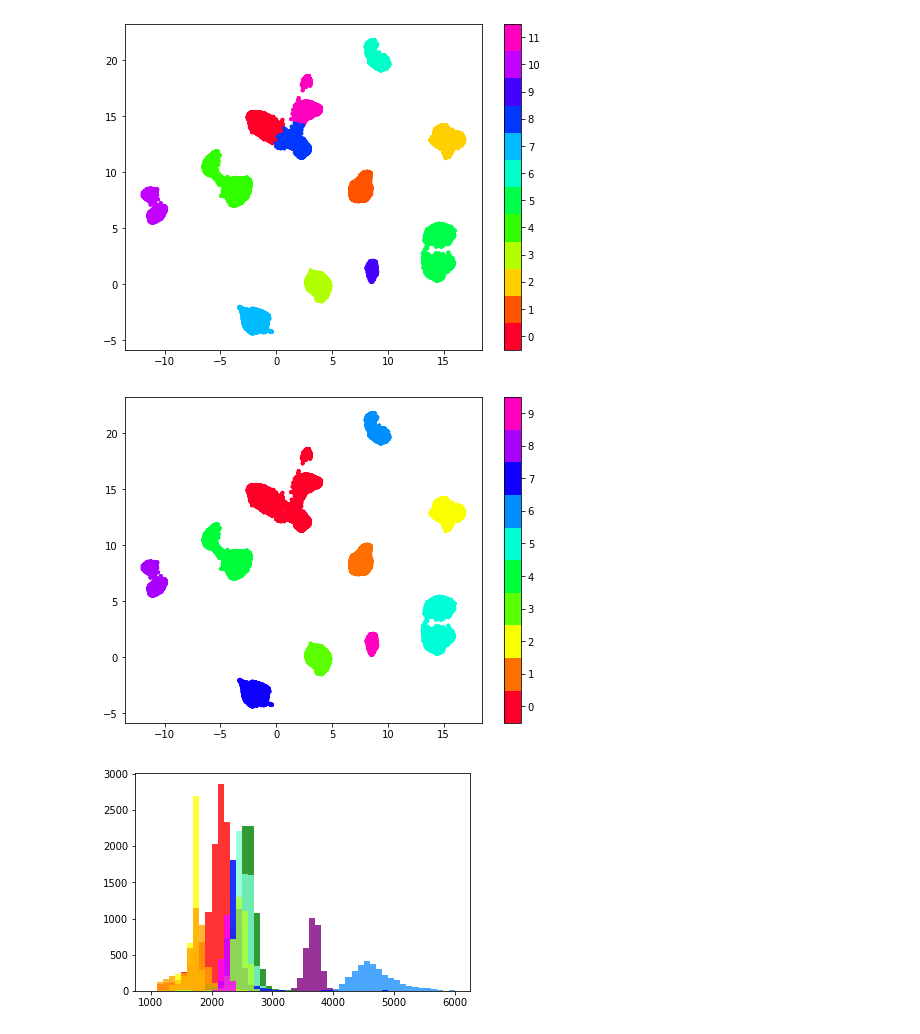
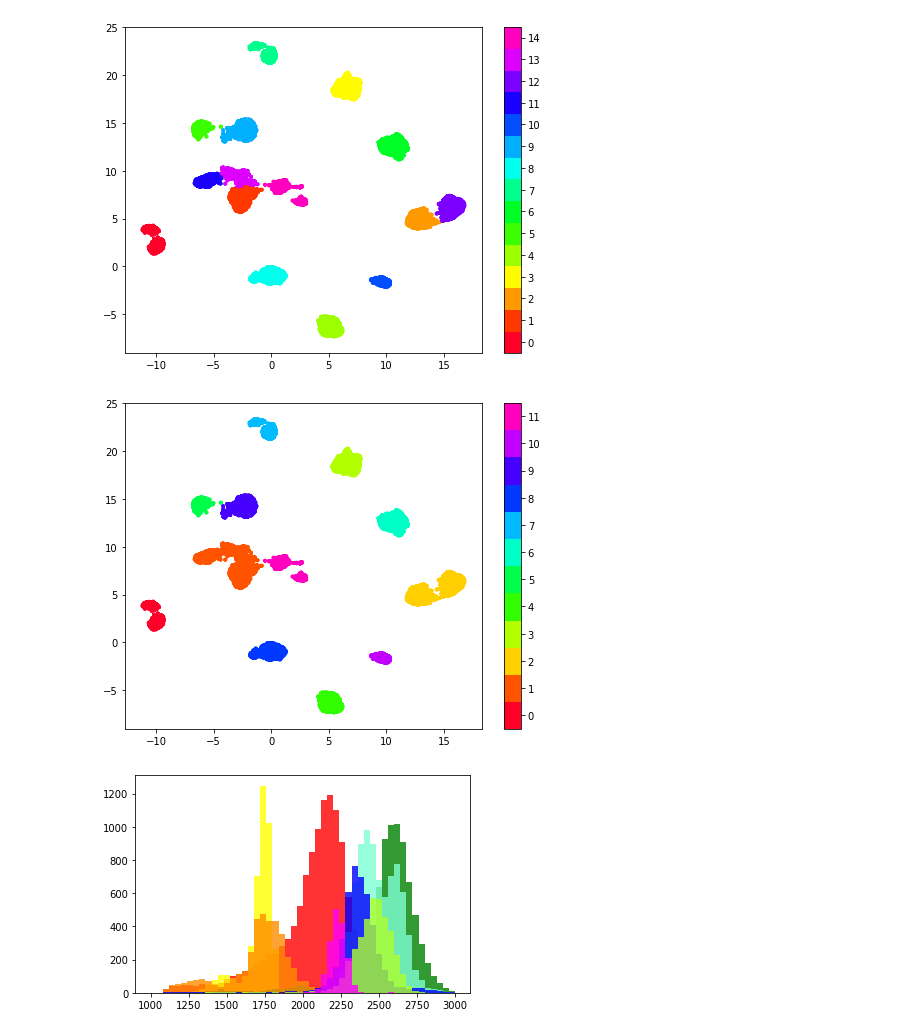
Before and after one commit to yebiny/Songbird-clusturing, a Jupyter notebook: 3-Train/3-umap.ipynb, the cells around one changed output. Drawn from its saved outputs; the diff is of its cells as text; code cells hidden in the pictures.

```diff
--- a/3-Train/3-umap.ipynb
+++ b/3-Train/3-umap.ipynb
@@ -58,4 +59,6 @@ def plot_project(data_2d, c_lenth=1, save=None):
     if save!=None:
         plt.savefig(save)
     plt.show()
+# %%
+save_path = '../5-Results/bengal/0812/train100/'
 # %%
@@ -67,0 +70,2 @@ x_umap = np.load(save_path+'/x_umap.npy')
+# %%
+x_umap = umap_embedding(x_lat)
@@ -72,22 +78,35 @@ plot_project(x_umap, save=save_path+'/umap_projection')
 # %%
-kmeans_labels = get_kmeans_labels(x_umap, 12)
+kmeans_labels = get_kmeans_labels(x_umap, 15)
 plot_cluster(x_umap, kmeans_labels)
 # %% [output]
-[figure, old version]
+[figure, new version]
 # %%
-custom_labels = [0 if i==11 or i==8 or i==0 else i for i in kmeans_labels]
-custom_labels = [8 if i==10 else i for i in custom_labels]
+custom_labels = [2 if i==12 else i for i in kmeans_labels]
+custom_labels = [1 if i==13 or i==11 else i for i in custom_labels]
+custom_labels = [11 if i==14 else i for i in custom_labels]
+#custom_labels = [10 if i==11 else i for i in custom_labels]
 # %%
-plot_cluster(x_umap, custom_labels, save_path+'umap_cluster')
+plot_cluster(x_umap, custom_labels)#, save_path+'umap_cluster')
 # %% [output]
-[figure, old version]
+[figure, new version]
 # %%
 lenth = sylla_list[:,2]
-g_list = [8,0,4,5,6,7,2,1,3,9]
+g_list = [2,0,4,5,9,6,1,7,8,3]#umaponly
+g_list = [0,2,4,5,6,1,7,8,3,9]#lat10
+
+color = ['r', 'darkorange', 'yellow', 'greenyellow', 'green', 'aquamarine', 'dodgerblue', 'blue', 'purple', 'magenta']
+
+# lat100
+#g_list = [5,7,6,1,4,0,3,9,10]
+#2,8
+#color = ['r', 'orange', 'yellow', 'greenyellow', 'green', 'springgreen','aqua', 'dodgerblue', 'blue', 'purple', 'magenta']
+
+a = 1
 for g in g_list:
     lenth_g = lenth[np.array(custom_labels)==g]
-    plt.hist(lenth_g, color=color[g], bins=50, range=(1000,6000), alpha=0.8)
+    plt.hist(lenth_g, color=color[g], bins=50, range=(1000,3000), alpha=0.8)
+#plt.savefig(save_path+'/lenth2')
 plt.show()
 # %% [output]
-[figure, old version]
+[figure, new version]
 # %%
```
Also changed, not shown: parts of 7 cells of this notebook, 2 other files.
